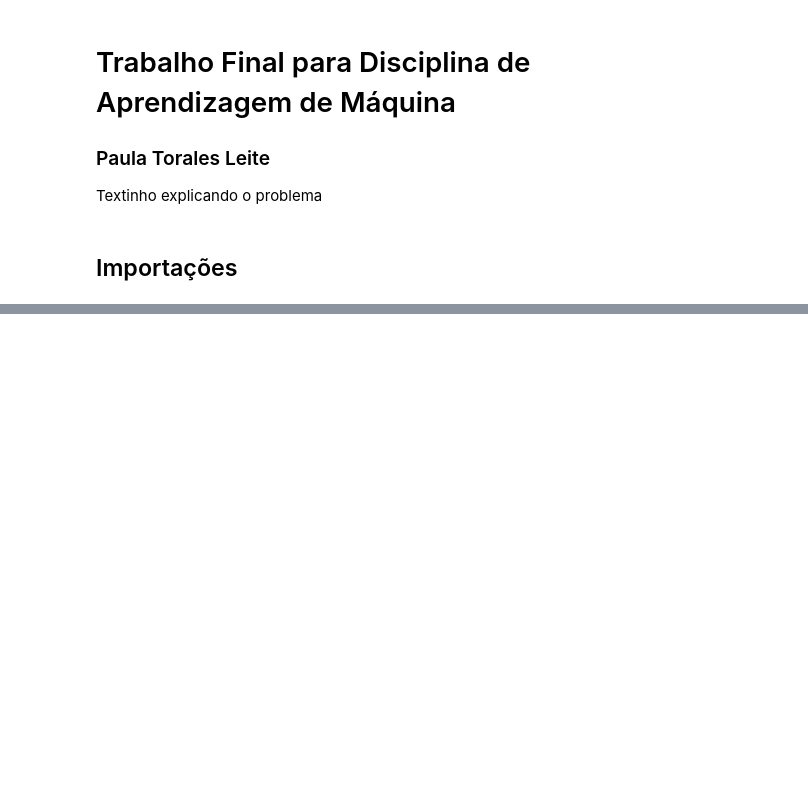
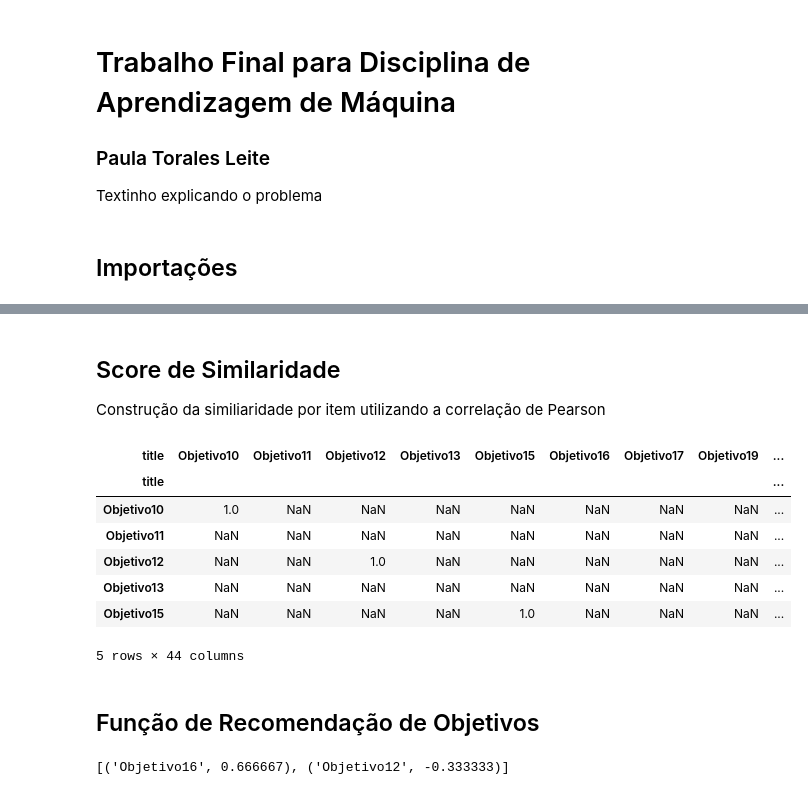
Before and after one commit to paulaleite/aprendizagemDeMaquinaa2022, a Jupyter notebook: Trabalho_Final.ipynb, the cells around one changed output, grey strips where cells are left out. Cells and saved outputs as stored; diff of their text form; code cells hidden in the pictures; blank space fills up the shorter version.

```diff
--- a/Trabalho_Final.ipynb
+++ b/Trabalho_Final.ipynb
@@ -251,0 +143,17 @@ recommended_objectives
+# %% [markdown]
+## Score de Similaridade
+Construção da similiaridade por item utilizando a correlação de Pearson
+# %%
+similiaridade_de_item = matriz_norm.T.corr()
+similiaridade_de_item.head()
+# %% [output]
+| title | Objetivo10 | Objetivo11 | Objetivo12 | Objetivo13 | Objetivo15 | Objetivo16 | Objetivo17 | Objetivo19 | ... |
+| title |  |  |  |  |  |  |  |  | ... |
+| Objetivo10 | 1.0 | NaN | NaN | NaN | NaN | NaN | NaN | NaN | ... |
+| Objetivo11 | NaN | NaN | NaN | NaN | NaN | NaN | NaN | NaN | ... |
+| Objetivo12 | NaN | NaN | 1.0 | NaN | NaN | NaN | NaN | NaN | ... |
+| Objetivo13 | NaN | NaN | NaN | NaN | NaN | NaN | NaN | NaN | ... |
+| Objetivo15 | NaN | NaN | NaN | NaN | 1.0 | NaN | NaN | NaN | ... |
+5 rows × 44 columns
+# %% [markdown]
+## Função de Recomendação de Objetivos
@@ -251,0 +197,5 @@ recommended_objectives
+# %%
+objetivos_recomendados = rec_baseada_item(userID_escolhido = 4, numero_itens_similares = 1, numero_recomendacoes = 3)
+objetivos_recomendados
+# %% [output]
+[('Objetivo16', 0.666667), ('Objetivo12', -0.333333)]
```
Also changed, not shown: parts of 43 cells of this notebook.
